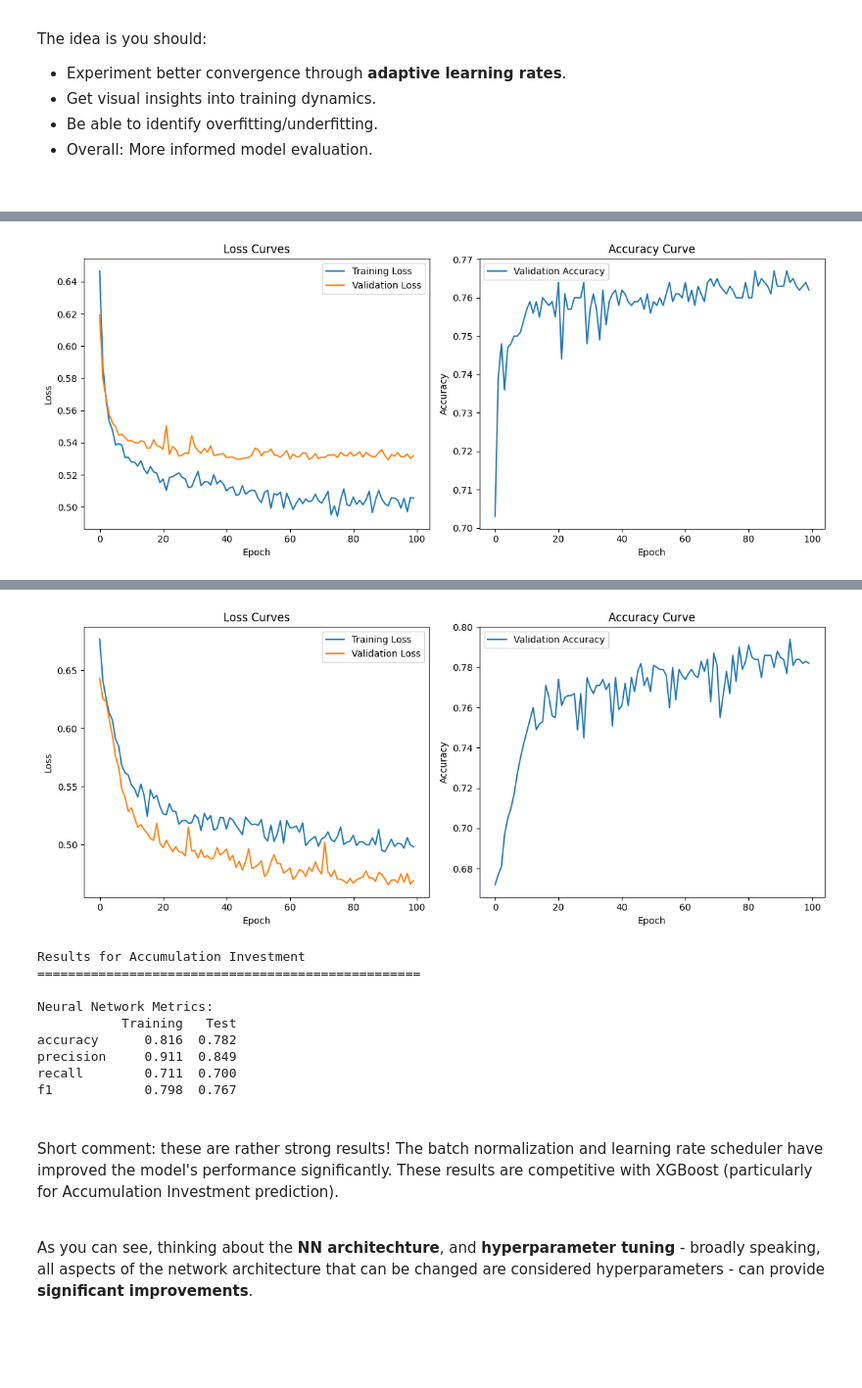
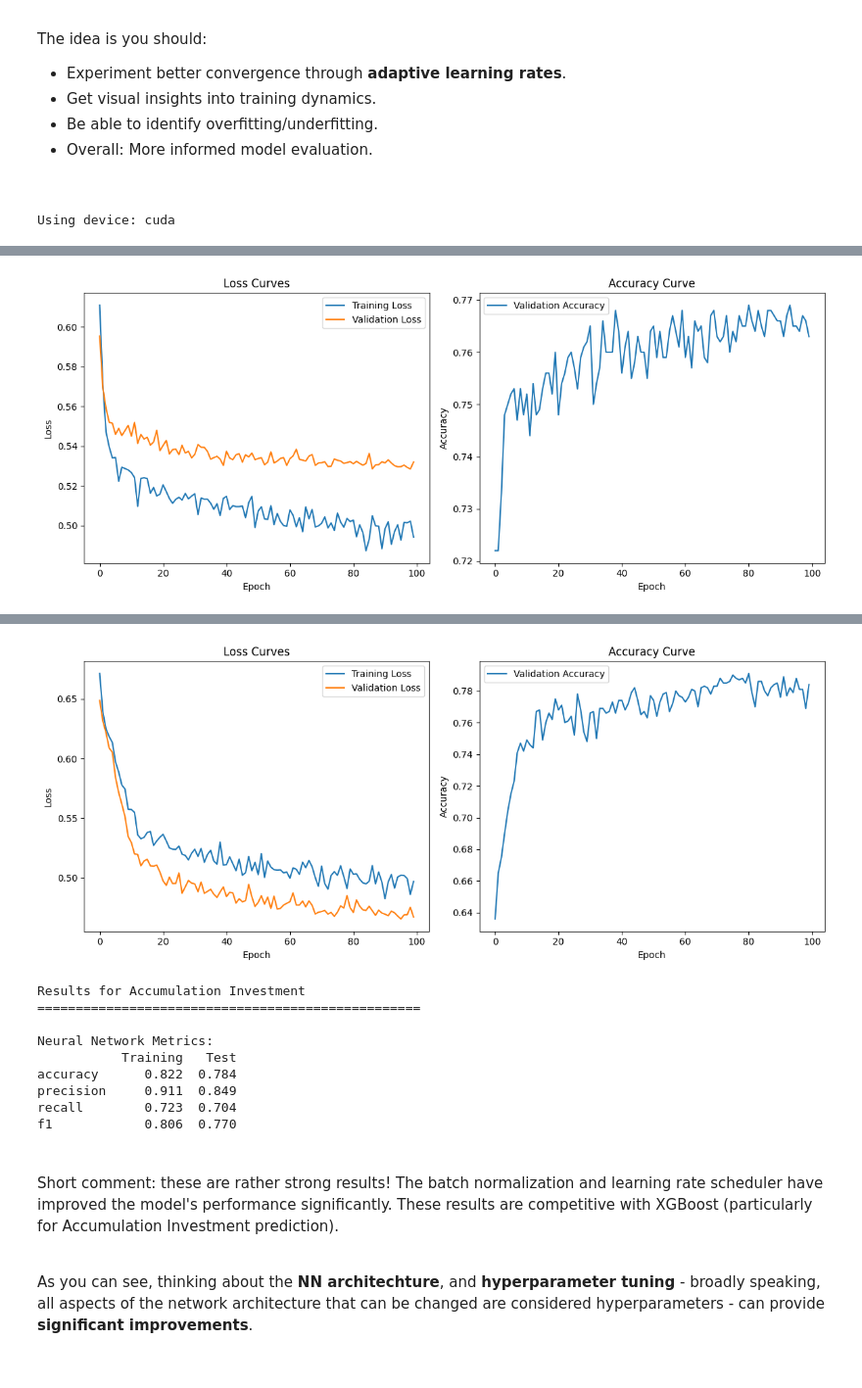
Before and after one commit to JoeChen322/Fintech, a Jupyter notebook: EstimatingNeedsPoliMI.ipynb, the cells around one changed output, grey strips where cells are left out. Shown at 98% size. Drawn from its saved outputs; the diff is of its cells as text; code cells hidden in the pictures.

```diff
--- a/EstimatingNeedsPoliMI.ipynb
+++ b/EstimatingNeedsPoliMI.ipynb
@@ -1100,15 +1115,18 @@ Epoch 100, Train Loss: 0.5037, Val Loss: 0.4744, Val Accuracy: 0.7940
 # %%
 # Model evaluation
-def evaluate_nn_metrics(model, data_loader):
+def evaluate_nn_metrics(model, data_loader, device=device):
     model.eval()
     all_preds = []
     all_true = []
 
     with torch.no_grad():
         for X_batch, y_batch in data_loader:
+            X_batch = X_batch.to(device)
+            y_batch = y_batch.to(device)
+
             y_pred = model(X_batch).squeeze()
-            all_preds.extend((y_pred > 0.5).float().numpy())
-            all_true.extend(y_batch.numpy())
+            all_preds.extend((y_pred > 0.5).float().cpu().numpy())
+            all_true.extend(y_batch.cpu().numpy())
 
     return {
         "accuracy": accuracy_score(all_true, all_preds),
@@ -1135,8 +1153,8 @@ for target_name, y in [
     test_loader = DataLoader(test_dataset, batch_size=32)
 
     # Get metrics
-    train_metrics = evaluate_nn_metrics(model, train_loader)
-    test_metrics = evaluate_nn_metrics(model, test_loader)
+    train_metrics = evaluate_nn_metrics(model, train_loader, device=device)
+    test_metrics = evaluate_nn_metrics(model, test_loader, device=device)
 
     # Display results
     metrics_df = pd.DataFrame({"Training": train_metrics, "Test": test_metrics}).round(
@@ -1202,6 +1220,10 @@ The idea is you should:
 
 <br>
 # %%
+device = torch.device("cuda" if torch.cuda.is_available() else "cpu")
+print(f"Using device: {device}")
+
+
 # Enhanced MLP class
 class MLP(nn.Module):
     def __init__(self, input_size):
@@ -1229,7 +1251,7 @@ class MLP(nn.Module):
 
 # Training with learning rate scheduler
 def train_model_with_curves(
-    model, train_loader, val_loader, criterion, optimizer, epochs=100
+    model, train_loader, val_loader, criterion, optimizer, epochs=100, device=device
 ):
     scheduler = optim.lr_scheduler.ReduceLROnPlateau(
         optimizer, mode="min", factor=0.5, patience=10
@@ -1243,6 +1265,9 @@ def train_model_with_curves(
         model.train()
         train_loss = 0
         for X_batch, y_batch in train_loader:
+            X_batch = X_batch.to(device)
+            y_batch = y_batch.to(device)
+
             optimizer.zero_grad()
             y_pred = model(X_batch).squeeze()
             loss = criterion(y_pred, y_batch)
@@ -1257,17 +1282,20 @@ def train_model_with_curves(
         val_true = []
         with torch.no_grad():
             for X_batch, y_batch in val_loader:
+                X_batch = X_batch.to(device)
+                y_batch = y_batch.to(device)
+
                 y_pred = model(X_batch).squeeze()
                 val_loss += criterion(y_pred, y_batch).item()
-                val_preds.extend((y_pred > 0.5).float().numpy())
-                val_true.extend(y_batch.numpy())
+                val_preds.extend((y_pred > 0.5).float().cpu().numpy())
+                val_true.extend(y_batch.cpu().numpy())
 
         # Store metrics
         train_losses.append(train_loss / len(train_loader))
         val_losses.append(val_loss / len(val_loader))
         val_accuracies.append(accuracy_score(val_true, val_preds))
 
-        scheduler.step(val_loss)
+        scheduler.step(val_losses[-1])
 
         if (epoch + 1) % 10 == 0:
             print(
@@ -1298,6 +1326,8 @@ def train_model_with_curves(
     plt.show()
 
     return model
+# %% [output]
+Using device: cuda
 # %%
 # Training and evaluation for both targets
 for target_name, y in [
@@ -1316,19 +1346,21 @@ for target_name, y in [
     test_loader = DataLoader(test_dataset, batch_size=32)
 
     # Initialize model, criterion, optimizer
-    model = MLP(input_size=X_train.shape[1])
+    model = MLP(input_size=X_train.shape[1]).to(device)
     criterion = nn.BCELoss()
     optimizer = optim.Adam(model.parameters(), lr=0.001)
 
     # Train model
-    train_model_with_curves(model, train_loader, test_loader, criterion, optimizer)
+    train_model_with_curves(
+        model, train_loader, test_loader, criterion, optimizer, device=device
+    )
 
     # Display final metrics
     print(f"\nResults for {target_name}")
     print("=" * 50)
 
-    train_metrics = evaluate_nn_metrics(model, train_loader)
-    test_metrics = evaluate_nn_metrics(model, test_loader)
+    train_metrics = evaluate_nn_metrics(model, train_loader, device=device)
+    test_metrics = evaluate_nn_metrics(model, test_loader, device=device)
 
     metrics_df = pd.DataFrame({"Training": train_metrics, "Test": test_metrics}).round(
         3
@@ -1352,4 +1384,4 @@ Epoch 100, Train Loss: 0.5056, Val Loss: 0.5318, Val Accuracy: 0.7620
-[figure, old version]
+[figure, new version]
 Results for Income Investment
 ==================================================
 
@@ -1370,13 +1402,13 @@ Epoch 100, Train Loss: 0.4981, Val Loss: 0.4689, Val Accuracy: 0.7820
-[figure, old version]
+[figure, new version]
 Results for Accumulation Investment
 ==================================================
 
 Neural Network Metrics:
            Training   Test
-accuracy      0.816  0.782
+accuracy      0.822  0.784
 precision     0.911  0.849
-recall        0.711  0.700
-f1            0.798  0.767
+recall        0.723  0.704
+f1            0.806  0.770
 # %% [markdown]
 <br>
 
```
Also changed, not shown: parts of 12 cells of this notebook.
